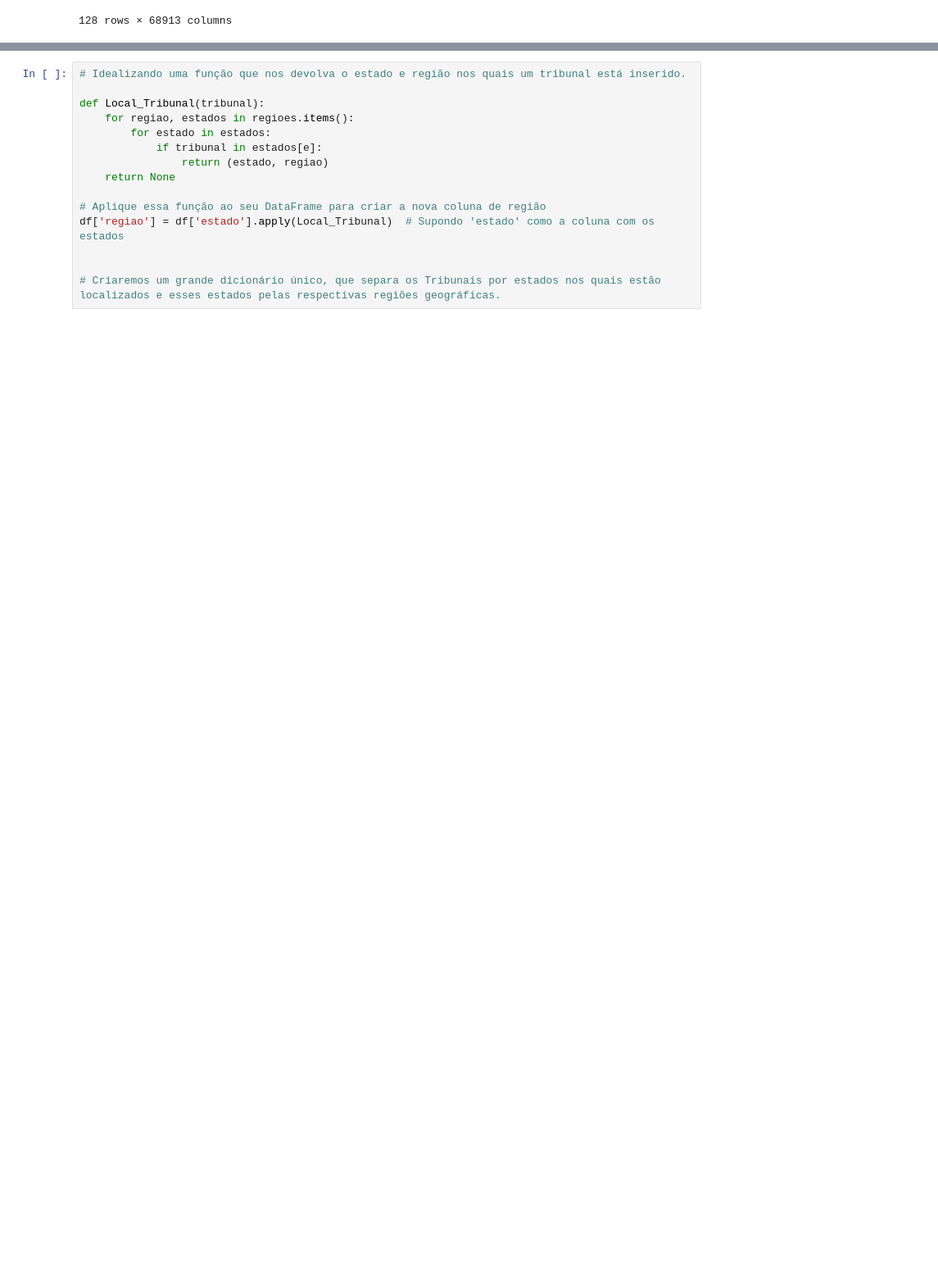
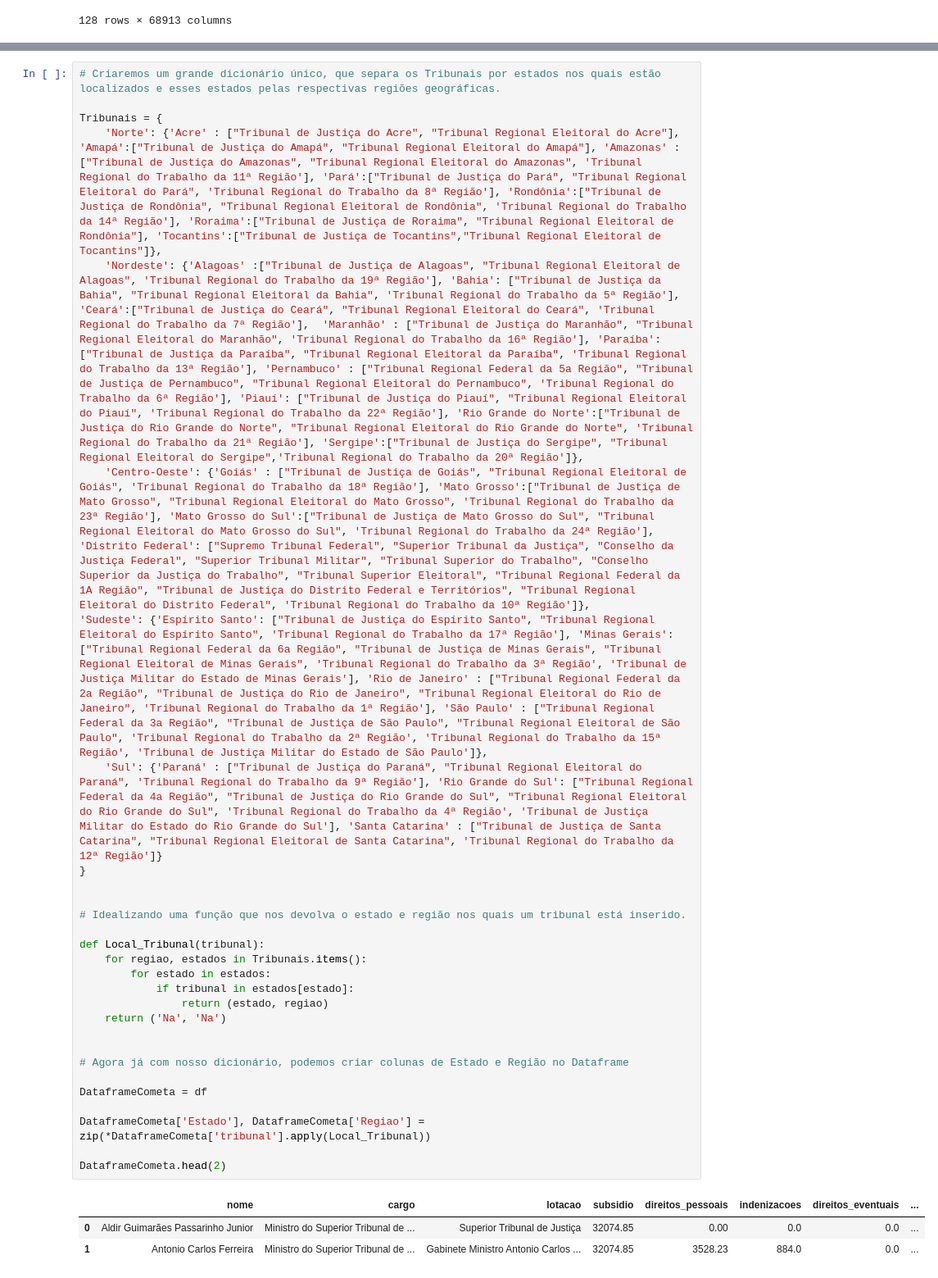
Before and after one commit to ThiagoCGGodoi/CDadosP2, a Jupyter notebook: P2.ipynb, the cells around one changed output, grey strips where cells are left out. Shown at 82% size. Cells and saved outputs as stored; diff of their text form; blank space fills up the shorter version.

Commit message:
Dicionário pronto dos tribunais

```diff
--- a/P2.ipynb
+++ b/P2.ipynb
@@ -217,18 +228,36 @@ Celina.describe()
 -----------
 
 ### **Agora, para que possamos posteriormente analisar os magistrados por local de atuação, dividiremos os tribunais por estado de origem, também elencando cada estado por região geográfica**
-# %%
-# Idealizando uma função que nos devolva o estado e região nos quais um tribunal está inserido.
-
-def Local_Tribunal(tribunal):
-    for regiao, estados in regioes.items():
-        for estado in estados:
-            if tribunal in estados[e]:
-                return (estado, regiao)
-    return None
-
-# Aplique essa função ao seu DataFrame para criar a nova coluna de região
-df['regiao'] = df['estado'].apply(Local_Tribunal)  # Supondo 'estado' como a coluna com os estados
-
-
-# Criaremos um grande dicionário único, que separa os Tribunais por estados nos quais estão localizados e esses estados pelas respectivas regiões geográficas.
+# %%
+# Criaremos um grande dicionário único, que separa os Tribunais por estados nos quais estão localizados e esses estados pelas respectivas regiões geográficas.
+
+Tribunais = {
+    'Norte': {'Acre' : ["Tribunal de Justiça do Acre", "Tribunal Regional Eleitoral do Acre"], 'Amapá':["Tribunal de Justiça do Amapá", "Tribunal Regional Eleitoral do Amapá"], 'Amazonas' : ["Tribunal de Justiça do Amazonas", "Tribunal Regional Eleitoral do Amazonas", 'Tribunal Regional do Trabalho da 11ª Região'], 'Pará':["Tribunal de Justiça do Pará", "Tribunal Regional Eleitoral do Pará", 'Tribunal Regional do Trabalho da 8ª Região'], 'Rondônia':["Tribunal de Justiça de Rondônia", "Tribunal Regional Eleitoral de Rondônia", 'Tribunal Regional do Trabalho da 14ª Região'], 'Roraima':["Tribunal de Justiça de Roraima", "Tribunal Regional Eleitoral de Rondônia"], 'Tocantins':["Tribunal de Justiça de Tocantins","Tribunal Regional Eleitoral de Tocantins"]},
+    'Nordeste': {'Alagoas' :["Tribunal de Justiça de Alagoas", "Tribunal Regional Eleitoral de Alagoas", 'Tribunal Regional do Trabalho da 19ª Região'], 'Bahia': ["Tribunal de Justiça da Bahia", "Tribunal Regional Eleitoral da Bahia", 'Tribunal Regional do Trabalho da 5ª Região'], 'Ceará':["Tribunal de Justiça do Ceará", "Tribunal Regional Eleitoral do Ceará", 'Tribunal Regional do Trabalho da 7ª Região'],  'Maranhão' : ["Tribunal de Justiça do Maranhão", "Tribunal Regional Eleitoral do Maranhão", 'Tribunal Regional do Trabalho da 16ª Região'], 'Paraíba':["Tribunal de Justiça da Paraíba", "Tribunal Regional Eleitoral da Paraíba", 'Tribunal Regional do Trabalho da 13ª Região'], 'Pernambuco' : ["Tribunal Regional Federal da 5a Região", "Tribunal de Justiça de Pernambuco", "Tribunal Regional Eleitoral do Pernambuco", 'Tribunal Regional do Trabalho da 6ª Região'], 'Piauí': ["Tribunal de Justiça do Piauí", "Tribunal Regional Eleitoral do Piauí", 'Tribunal Regional do Trabalho da 22ª Região'], 'Rio Grande do Norte':["Tribunal de Justiça do Rio Grande do Norte", "Tribunal Regional Eleitoral do Rio Grande do Norte", 'Tribunal Regional do Trabalho da 21ª Região'], 'Sergipe':["Tribunal de Justiça do Sergipe", "Tribunal Regional Eleitoral do Sergipe",'Tribunal Regional do Trabalho da 20ª Região']},
+    'Centro-Oeste': {'Goiás' : ["Tribunal de Justiça de Goiás", "Tribunal Regional Eleitoral de Goiás", 'Tribunal Regional do Trabalho da 18ª Região'], 'Mato Grosso':["Tribunal de Justiça de Mato Grosso", "Tribunal Regional Eleitoral do Mato Grosso", 'Tribunal Regional do Trabalho da 23ª Região'], 'Mato Grosso do Sul':["Tribunal de Justiça de Mato Grosso do Sul", "Tribunal Regional Eleitoral do Mato Grosso do Sul", 'Tribunal Regional do Trabalho da 24ª Região'], 'Distrito Federal': ["Supremo Tribunal Federal", "Superior Tribunal da Justiça", "Conselho da Justiça Federal", "Superior Tribunal Militar", "Tribunal Superior do Trabalho", "Conselho Superior da Justiça do Trabalho", "Tribunal Superior Eleitoral", "Tribunal Regional Federal da 1A Região", "Tribunal de Justiça do Distrito Federal e Territórios", "Tribunal Regional Eleitoral do Distrito Federal", 'Tribunal Regional do Trabalho da 10ª Região']},
+'Sudeste': {'Espírito Santo': ["Tribunal de Justiça do Espírito Santo", "Tribunal Regional Eleitoral do Espírito Santo", 'Tribunal Regional do Trabalho da 17ª Região'], 'Minas Gerais':["Tribunal Regional Federal da 6a Região", "Tribunal de Justiça de Minas Gerais", "Tribunal Regional Eleitoral de Minas Gerais", 'Tribunal Regional do Trabalho da 3ª Região', 'Tribunal de Justiça Militar do Estado de Minas Gerais'], 'Rio de Janeiro' : ["Tribunal Regional Federal da 2a Região", "Tribunal de Justiça do Rio de Janeiro", "Tribunal Regional Eleitoral do Rio de Janeiro", 'Tribunal Regional do Trabalho da 1ª Região'], 'São Paulo' : ["Tribunal Regional Federal da 3a Região", "Tribunal de Justiça de São Paulo", "Tribunal Regional Eleitoral de São Paulo", 'Tribunal Regional do Trabalho da 2ª Região', 'Tribunal Regional do Trabalho da 15ª Região', 'Tribunal de Justiça Militar do Estado de São Paulo']},
+    'Sul': {'Paraná' : ["Tribunal de Justiça do Paraná", "Tribunal Regional Eleitoral do Paraná", 'Tribunal Regional do Trabalho da 9ª Região'], 'Rio Grande do Sul': ["Tribunal Regional Federal da 4a Região", "Tribunal de Justiça do Rio Grande do Sul", "Tribunal Regional Eleitoral do Rio Grande do Sul", 'Tribunal Regional do Trabalho da 4ª Região', 'Tribunal de Justiça Militar do Estado do Rio Grande do Sul'], 'Santa Catarina' : ["Tribunal de Justiça de Santa Catarina", "Tribunal Regional Eleitoral de Santa Catarina", 'Tribunal Regional do Trabalho da 12ª Região']}
+}
+
+
+# Idealizando uma função que nos devolva o estado e região nos quais um tribunal está inserido.
+
+def Local_Tribunal(tribunal):
+    for regiao, estados in Tribunais.items():
+        for estado in estados:
+            if tribunal in estados[estado]:
+                return (estado, regiao)
+    return ('Na', 'Na')
+
+
+# Agora já com nosso dicionário, podemos criar colunas de Estado e Região no Dataframe
+
+DataframeCometa = df
+
+DataframeCometa['Estado'], DataframeCometa['Regiao'] = zip(*DataframeCometa['tribunal'].apply(Local_Tribunal))
+
+DataframeCometa.head(2)
+# %% [output]
+|  | nome | cargo | lotacao | subsidio | direitos_pessoais | indenizacoes | direitos_eventuais | ... |
+| 0 | Aldir Guimarães Passarinho Junior | Ministro do Superior Tribunal de ... | Superior Tribunal de Justiça | 32074.85 | 0.00 | 0.0 | 0.0 | ... |
+| 1 | Antonio Carlos Ferreira | Ministro do Superior Tribunal de ... | Gabinete Ministro Antonio Carlos ... | 32074.85 | 3528.23 | 884.0 | 0.0 | ... |
```
Also changed, not shown: parts of 4 cells of this notebook.
